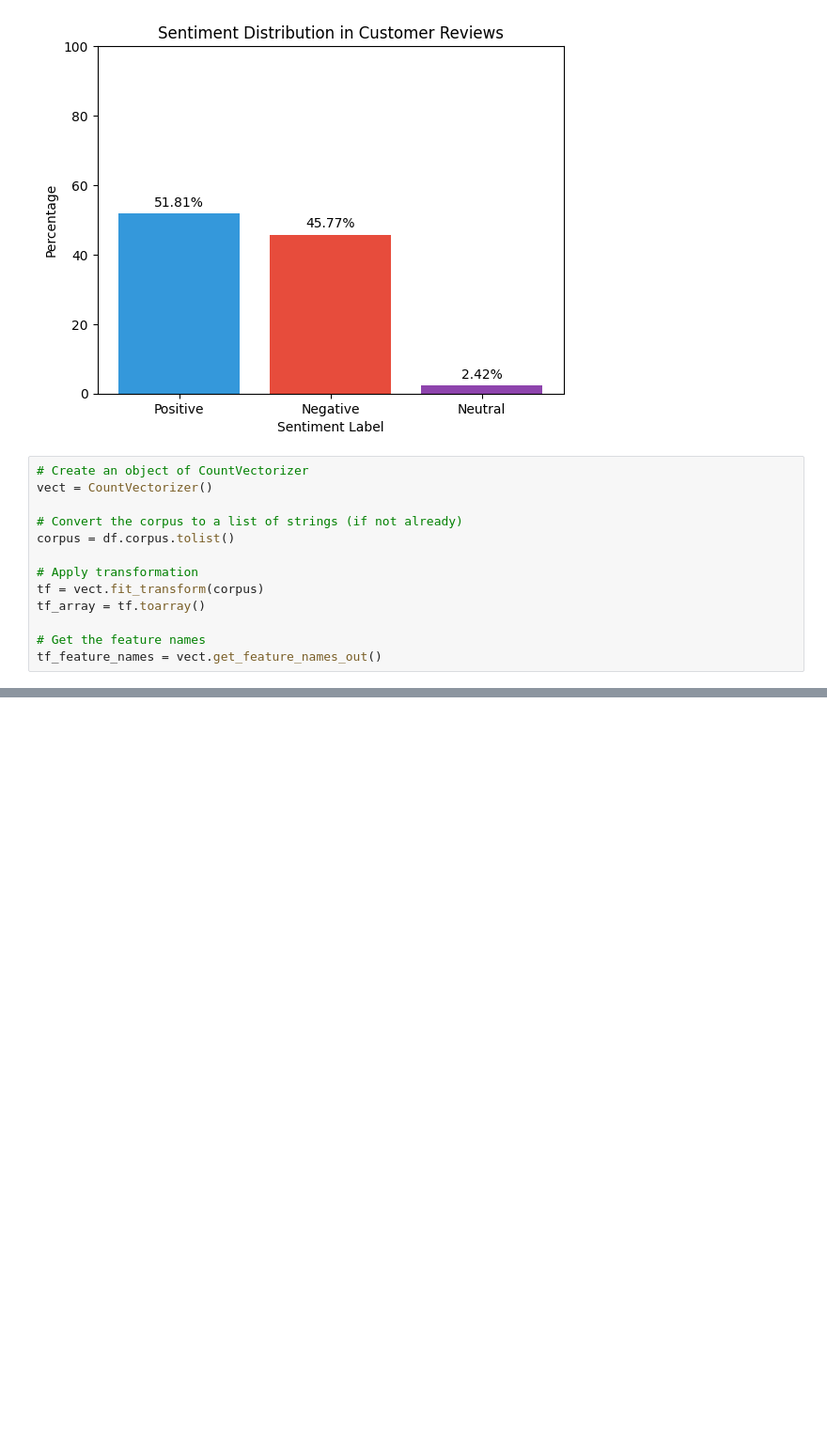
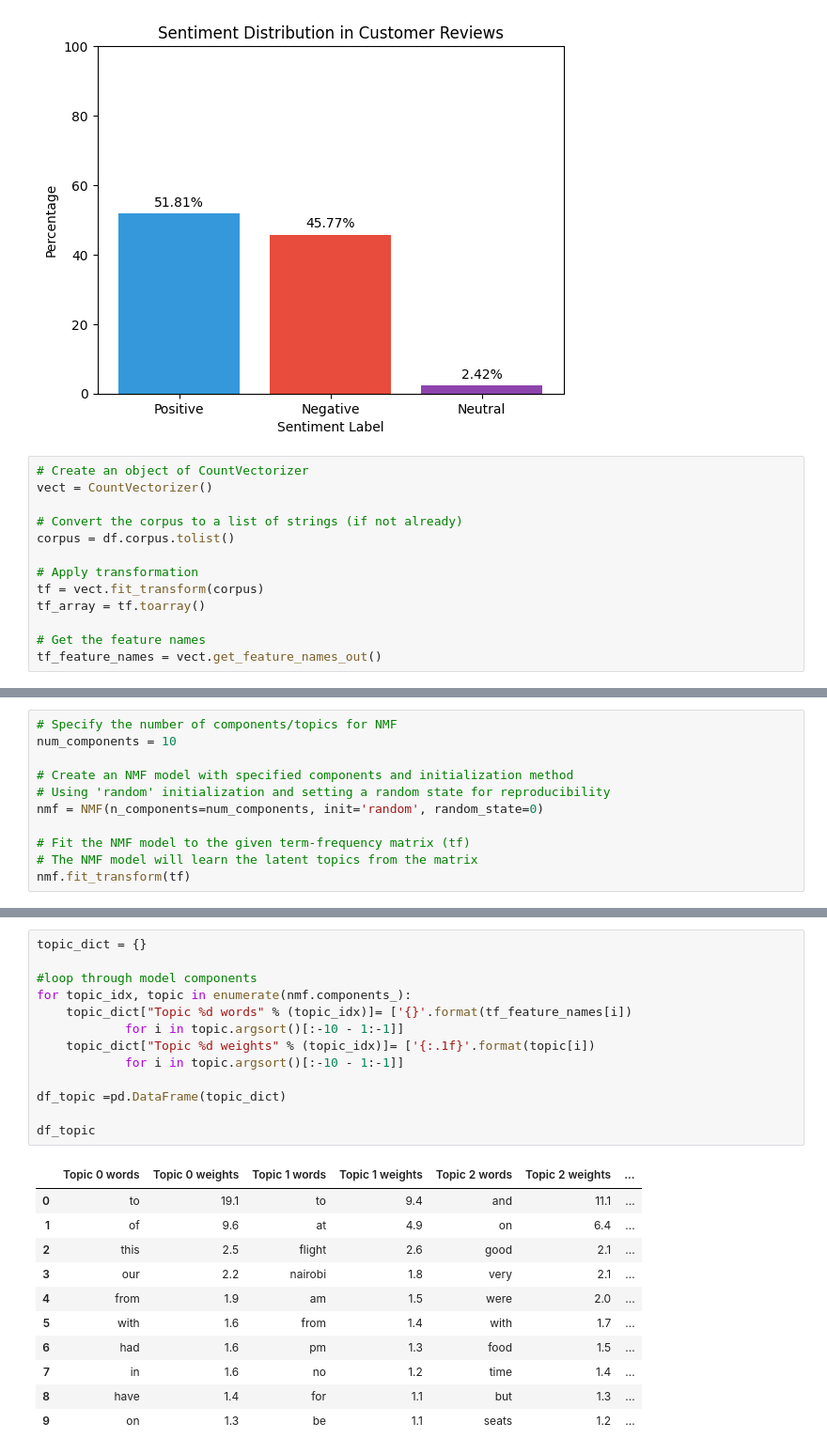
Before and after one commit to RichardKameri/FINAL_PROJECT_SENTIMENT_ANALYSISNT-, a Jupyter notebook: KQ.ipynb, the cells around one changed output, grey strips where cells are left out. Shown at 94% size. Saved outputs shown, nothing was run; the diff lists cells and outputs as text; blank space fills up the shorter version.

```diff
--- a/KQ.ipynb
+++ b/KQ.ipynb
@@ -684,0 +697,11 @@ plt.show()
+# %%
+# Specify the number of components/topics for NMF
+num_components = 10
+
+# Create an NMF model with specified components and initialization method
+# Using 'random' initialization and setting a random state for reproducibility
+nmf = NMF(n_components=num_components, init='random', random_state=0)
+
+# Fit the NMF model to the given term-frequency matrix (tf)
+# The NMF model will learn the latent topics from the matrix
+nmf.fit_transform(tf)
@@ -684,0 +722,25 @@ plt.show()
+# %%
+topic_dict = {}
+
+#loop through model components
+for topic_idx, topic in enumerate(nmf.components_):
+    topic_dict["Topic %d words" % (topic_idx)]= ['{}'.format(tf_feature_names[i])
+            for i in topic.argsort()[:-10 - 1:-1]]
+    topic_dict["Topic %d weights" % (topic_idx)]= ['{:.1f}'.format(topic[i])
+            for i in topic.argsort()[:-10 - 1:-1]]
+
+df_topic =pd.DataFrame(topic_dict)
+
+df_topic
+# %% [output]
+|  | Topic 0 words | Topic 0 weights | Topic 1 words | Topic 1 weights | Topic 2 words | Topic 2 weights | ... |
+| 0 | to | 19.1 | to | 9.4 | and | 11.1 | ... |
+| 1 | of | 9.6 | at | 4.9 | on | 6.4 | ... |
+| 2 | this | 2.5 | flight | 2.6 | good | 2.1 | ... |
+| 3 | our | 2.2 | nairobi | 1.8 | very | 2.1 | ... |
+| 4 | from | 1.9 | am | 1.5 | were | 2.0 | ... |
+| 5 | with | 1.6 | from | 1.4 | with | 1.7 | ... |
+| 6 | had | 1.6 | pm | 1.3 | food | 1.5 | ... |
+| 7 | in | 1.6 | no | 1.2 | time | 1.4 | ... |
+| 8 | have | 1.4 | for | 1.1 | but | 1.3 | ... |
+| 9 | on | 1.3 | be | 1.1 | seats | 1.2 | ... |
```
Also changed, not shown: parts of 26 cells of this notebook.
